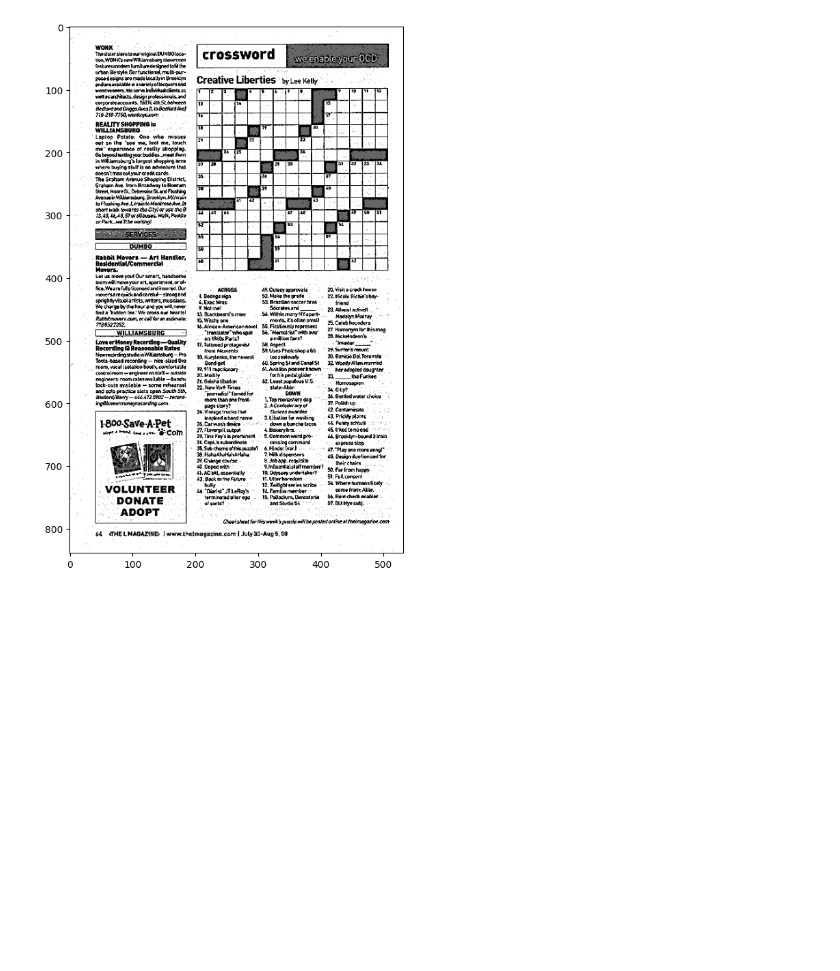
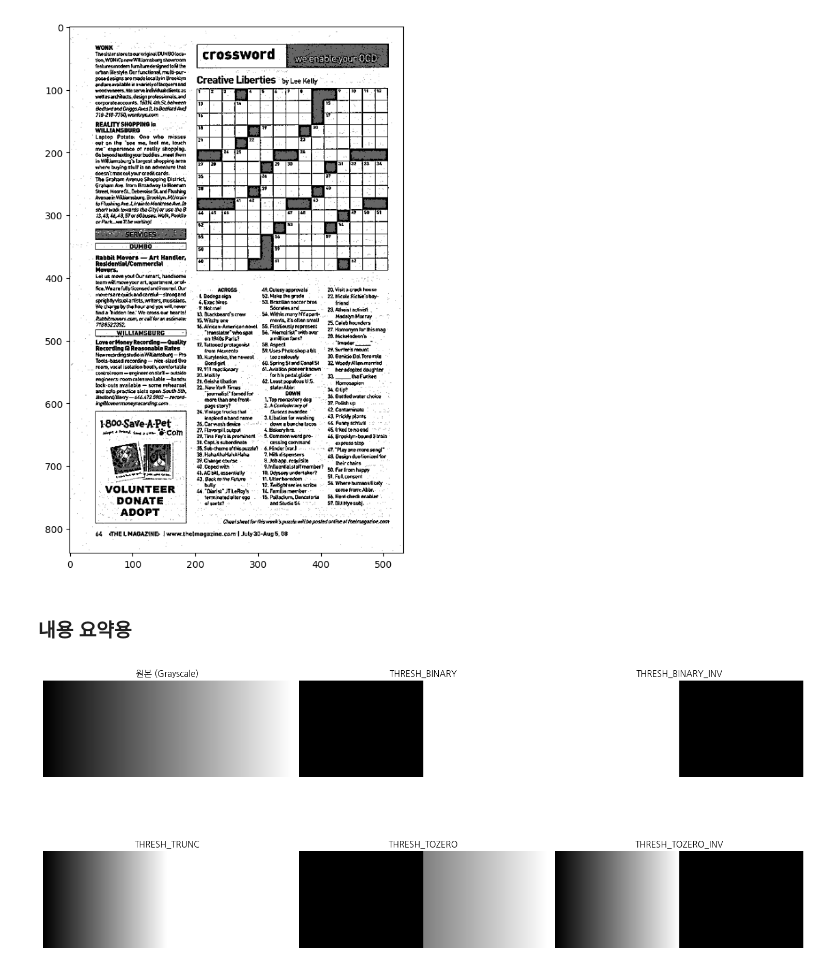
Before and after one commit to kimminsu0519/Dev_Repo, a Jupyter notebook: OpenCV/src/image_thresholding.ipynb, the cells around one changed output. Drawn from its saved outputs; the diff is of its cells as text; code cells hidden in the pictures; blank space fills up the shorter version.

```diff
--- a/OpenCV/src/image_thresholding.ipynb
+++ b/OpenCV/src/image_thresholding.ipynb
@@ -149,3 +149,47 @@ blended = cv2.addWeighted(src1=thresh1, alpha=0.6, src2=thresh2, beta=0.4, gamma
 show_pic(blended)
 # %% [output]
 [figure]
+# %% [markdown]
+### 내용 요약용
+# %%
+import cv2
+import numpy as np
+import matplotlib.pyplot as plt
+import koreanize_matplotlib
+
+# 1. 예제 이미지 생성 (그라디언트 이미지)
+img = np.tile(np.arange(0, 256, dtype=np.uint8), (100, 1))  # shape: (100, 256)
+
+# 2. Threshold 값
+thresh = 127
+maxval = 255
+
+# 3. 다양한 Threshold 적용
+_, bin_img         = cv2.threshold(img, thresh, maxval, cv2.THRESH_BINARY)
+_, bin_inv_img     = cv2.threshold(img, thresh, maxval, cv2.THRESH_BINARY_INV)
+_, trunc_img       = cv2.threshold(img, thresh, maxval, cv2.THRESH_TRUNC)
+_, tozero_img      = cv2.threshold(img, thresh, maxval, cv2.THRESH_TOZERO)
+_, tozero_inv_img  = cv2.threshold(img, thresh, maxval, cv2.THRESH_TOZERO_INV)
+
+# 4. 시각화
+titles = [
+    "원본 (Grayscale)",
+    "THRESH_BINARY",
+    "THRESH_BINARY_INV",
+    "THRESH_TRUNC",
+    "THRESH_TOZERO",
+    "THRESH_TOZERO_INV"
+]
+images = [img, bin_img, bin_inv_img, trunc_img, tozero_img, tozero_inv_img]
+
+plt.figure(figsize=(15, 8))
+for i in range(6):
+    plt.subplot(2, 3, i+1)
+    plt.imshow(images[i], cmap='gray')
+    plt.title(titles[i])
+    plt.axis('off')
+
+plt.tight_layout()
+plt.show()
+# %% [output]
+[figure, added]
```
Also changed, not shown: 23 other files.
